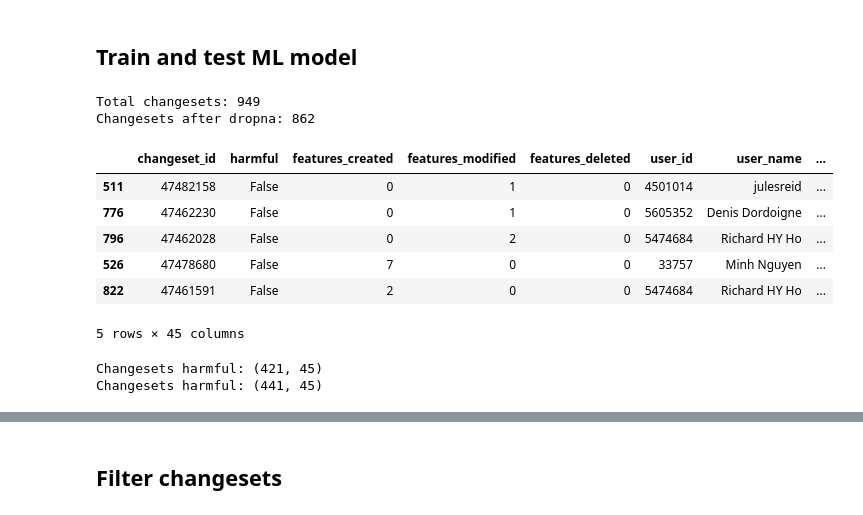
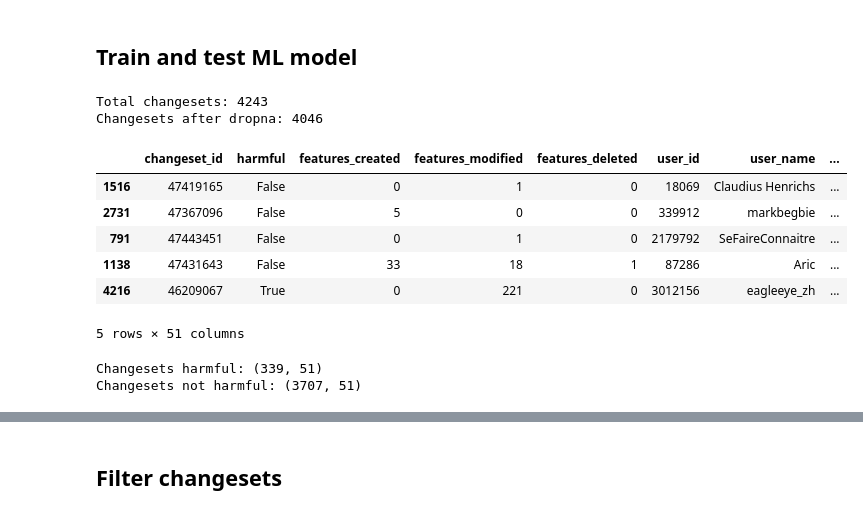
Before and after one commit to matiskay/gabbar, a Jupyter notebook: analysis/full-changesets/full_changesets.ipynb, the cells around one changed output, grey strips where cells are left out. Saved outputs shown, nothing was run; the diff lists cells and outputs as text; code cells hidden in the pictures.

```diff
--- a/analysis/full-changesets/full_changesets.ipynb
+++ b/analysis/full-changesets/full_changesets.ipynb
@@ -29,37 +29,37 @@ import numpy as np
 import matplotlib.pyplot as plt
 import seaborn as sns
 # %%
-changesets = pd.read_csv('changesets-with-features.csv')
+changesets = pd.read_csv('v2/changesets-with-features.csv')
 print('Total changesets: {}'.format(changesets.shape[0]))
 
 changesets = changesets.dropna()
 print('Changesets after dropna: {}'.format(changesets.shape[0]))
 
 # Vectorize changeset_editor column.
 changesets = pd.concat([changesets, pd.get_dummies(changesets[['changeset_editor']])], axis=1)
 
 changesets = changesets.sort('changeset_id')
 changesets.sample(5)
 # %% [output]
-Total changesets: 949
-Changesets after dropna: 862
+Total changesets: 4243
+Changesets after dropna: 4046
 |  | changeset_id | harmful | features_created | features_modified | features_deleted | user_id | user_name | ... |
-| 511 | 47482158 | False | 0 | 1 | 0 | 4501014 | julesreid | ... |
-| 776 | 47462230 | False | 0 | 1 | 0 | 5605352 | Denis Dordoigne | ... |
-| 796 | 47462028 | False | 0 | 2 | 0 | 5474684 | Richard HY Ho | ... |
-| 526 | 47478680 | False | 7 | 0 | 0 | 33757 | Minh Nguyen | ... |
-| 822 | 47461591 | False | 2 | 0 | 0 | 5474684 | Richard HY Ho | ... |
+| 1516 | 47419165 | False | 0 | 1 | 0 | 18069 | Claudius Henrichs | ... |
+| 2731 | 47367096 | False | 5 | 0 | 0 | 339912 | markbegbie | ... |
+| 791 | 47443451 | False | 0 | 1 | 0 | 2179792 | SeFaireConnaitre | ... |
+| 1138 | 47431643 | False | 33 | 18 | 1 | 87286 | Aric | ... |
+| 4216 | 46209067 | True | 0 | 221 | 0 | 3012156 | eagleeye_zh | ... |
-5 rows × 45 columns
+5 rows × 51 columns
 # %%
 harmful_changesets = changesets[changesets['harmful'] == True]
 print('Changesets harmful: {}'.format(harmful_changesets.shape))
 
 
 not_harmful_changesets = changesets[changesets['harmful'] == False]
-print('Changesets harmful: {}'.format(not_harmful_changesets.shape))
+print('Changesets not harmful: {}'.format(not_harmful_changesets.shape))
 # %% [output]
-Changesets harmful: (421, 45)
-Changesets harmful: (441, 45)
+Changesets harmful: (339, 51)
+Changesets not harmful: (3707, 51)
 # %%
 features = changesets.columns.values
 non_numerical_features = np.array(['changeset_id', 'harmful', 'user_id', 'user_name', 'changeset_editor'])
```
Also changed, not shown: parts of 11 cells of this notebook, 2 other files.
